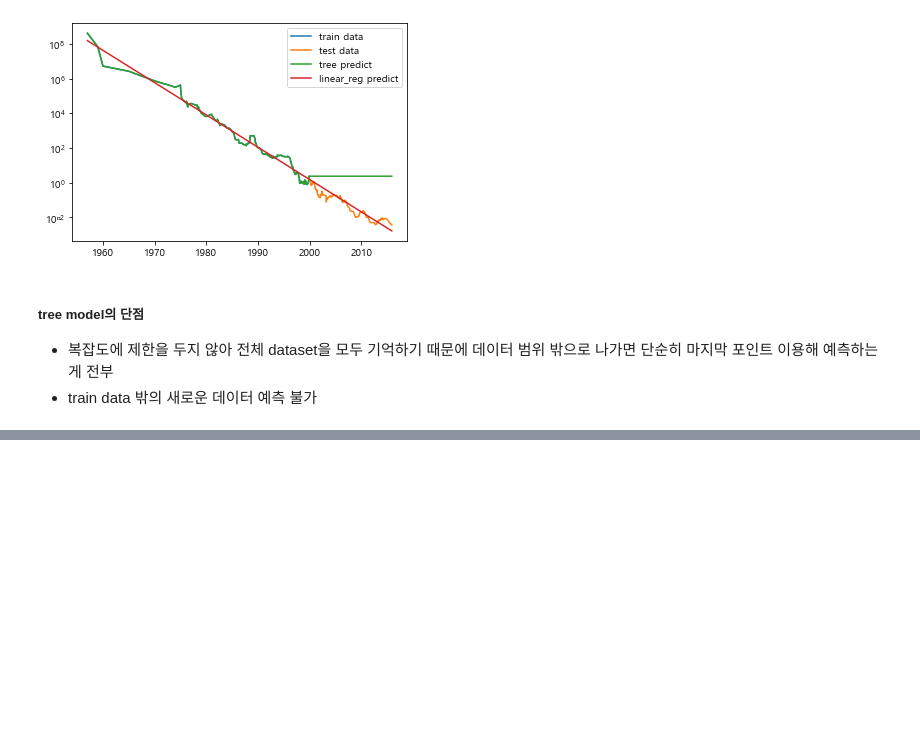
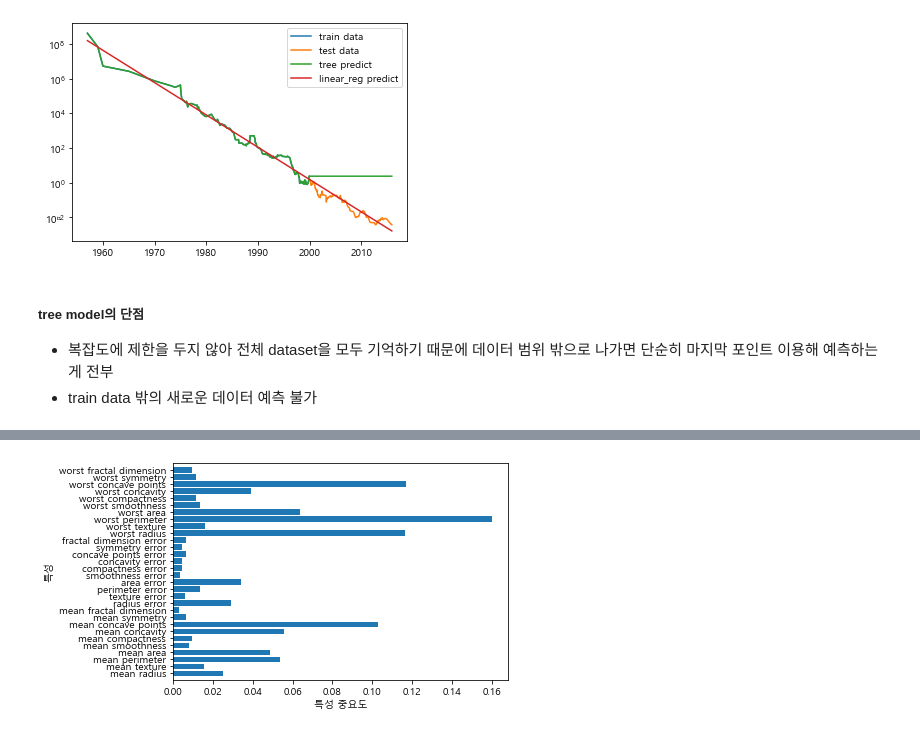
Before and after one commit to ikeven94/py_repo, a Jupyter notebook: Modeling.ipynb, the cells around one changed output, grey strips where cells are left out. Cells and saved outputs as stored; diff of their text form; code cells hidden in the pictures; blank space fills up the shorter version.

```diff
--- a/Modeling.ipynb
+++ b/Modeling.ipynb
@@ -432,0 +474,4 @@ Font 'default' does not have a glyph for '-' [U+2212], substituting with a dummy
+# %%
+plot_feature_importances_cancer(forest)
+# %% [output]
+[figure, added]
```
Also changed, not shown: parts of 15 cells of this notebook.
